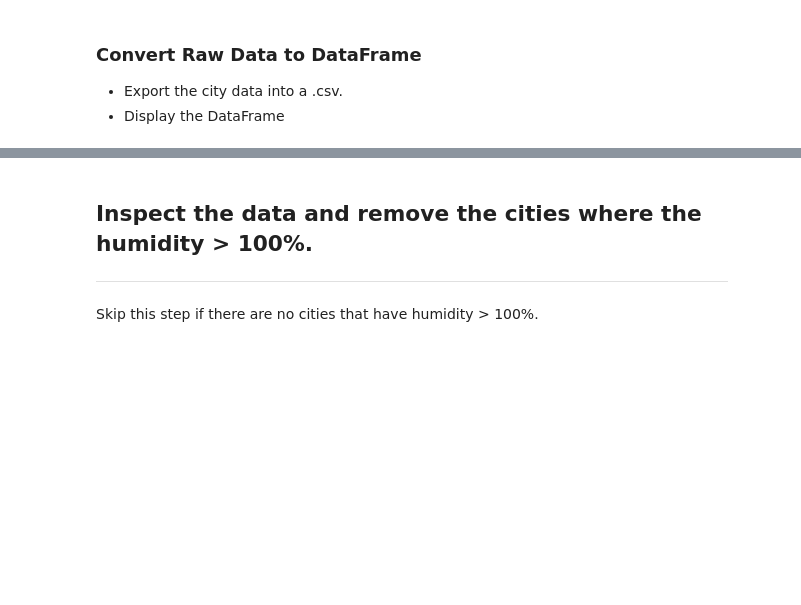
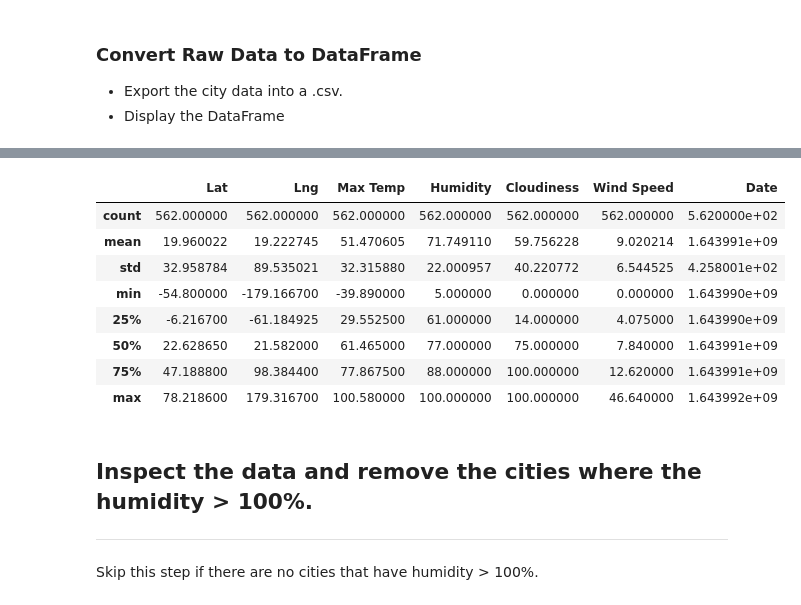
Before and after one commit to EHVargas22/python-api-challenge, a Jupyter notebook: WeatherPy.ipynb, the cells around one changed output, grey strips where cells are left out. Drawn from its saved outputs; the diff is of its cells as text; code cells hidden in the pictures; blank space fills up the shorter version.

```diff
--- a/WeatherPy.ipynb
+++ b/WeatherPy.ipynb
@@ -168,0 +150,3 @@ Data Retrieval Complete
+# %%
+city_data_pd = pd.DataFrame(city_data)
+city_data_pd.head()
@@ -169,3 +160,15 @@ Data Retrieval Complete
+# %%
+city_data_pd.describe()
+# %% [output]
+|  | Lat | Lng | Max Temp | Humidity | Cloudiness | Wind Speed | Date |
+| count | 562.000000 | 562.000000 | 562.000000 | 562.000000 | 562.000000 | 562.000000 | 5.620000e+02 |
+| mean | 19.960022 | 19.222745 | 51.470605 | 71.749110 | 59.756228 | 9.020214 | 1.643991e+09 |
+| std | 32.958784 | 89.535021 | 32.315880 | 22.000957 | 40.220772 | 6.544525 | 4.258001e+02 |
+| min | -54.800000 | -179.166700 | -39.890000 | 5.000000 | 0.000000 | 0.000000 | 1.643990e+09 |
+| 25% | -6.216700 | -61.184925 | 29.552500 | 61.000000 | 14.000000 | 4.075000 | 1.643990e+09 |
+| 50% | 22.628650 | 21.582000 | 61.465000 | 77.000000 | 75.000000 | 7.840000 | 1.643991e+09 |
+| 75% | 47.188800 | 98.384400 | 77.867500 | 88.000000 | 100.000000 | 12.620000 | 1.643991e+09 |
+| max | 78.218600 | 179.316700 | 100.580000 | 100.000000 | 100.000000 | 46.640000 | 1.643992e+09 |
 # %% [markdown]
 ## Inspect the data and remove the cities where the humidity > 100%.
 ----
```
Also changed, not shown: parts of 9 cells of this notebook.
